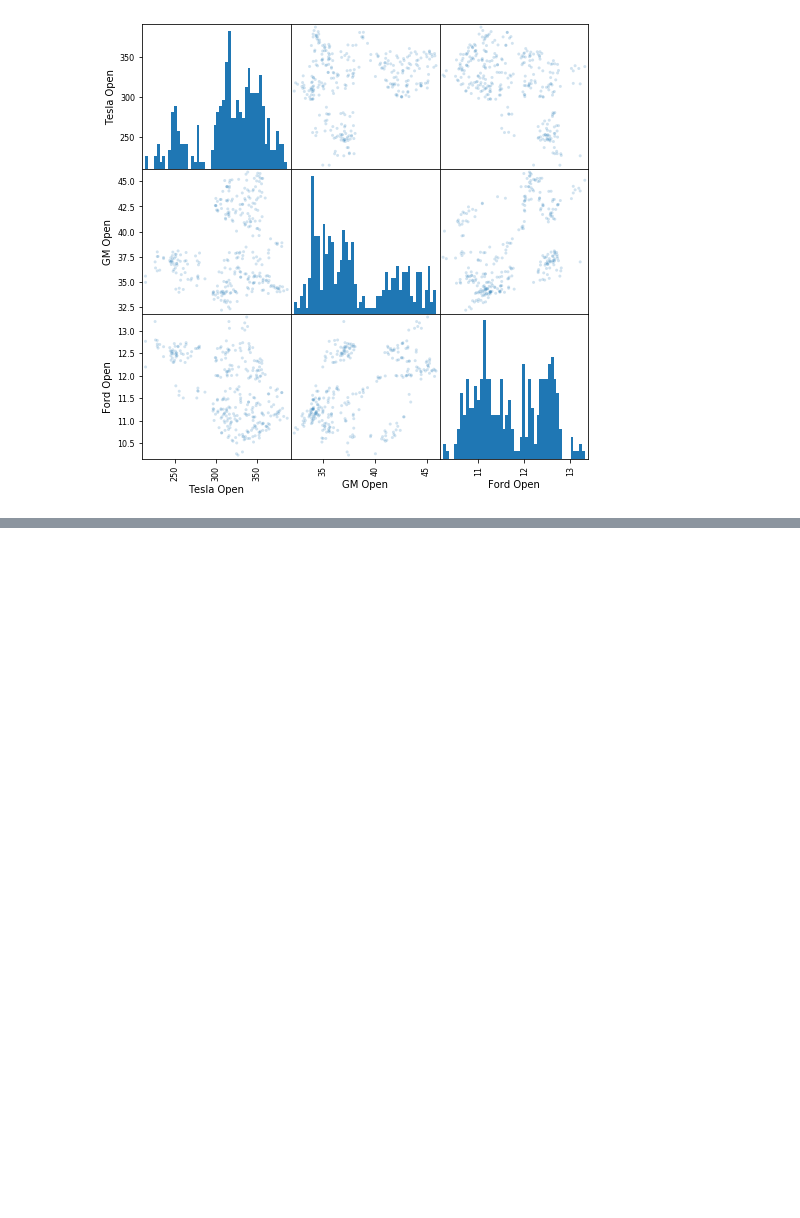
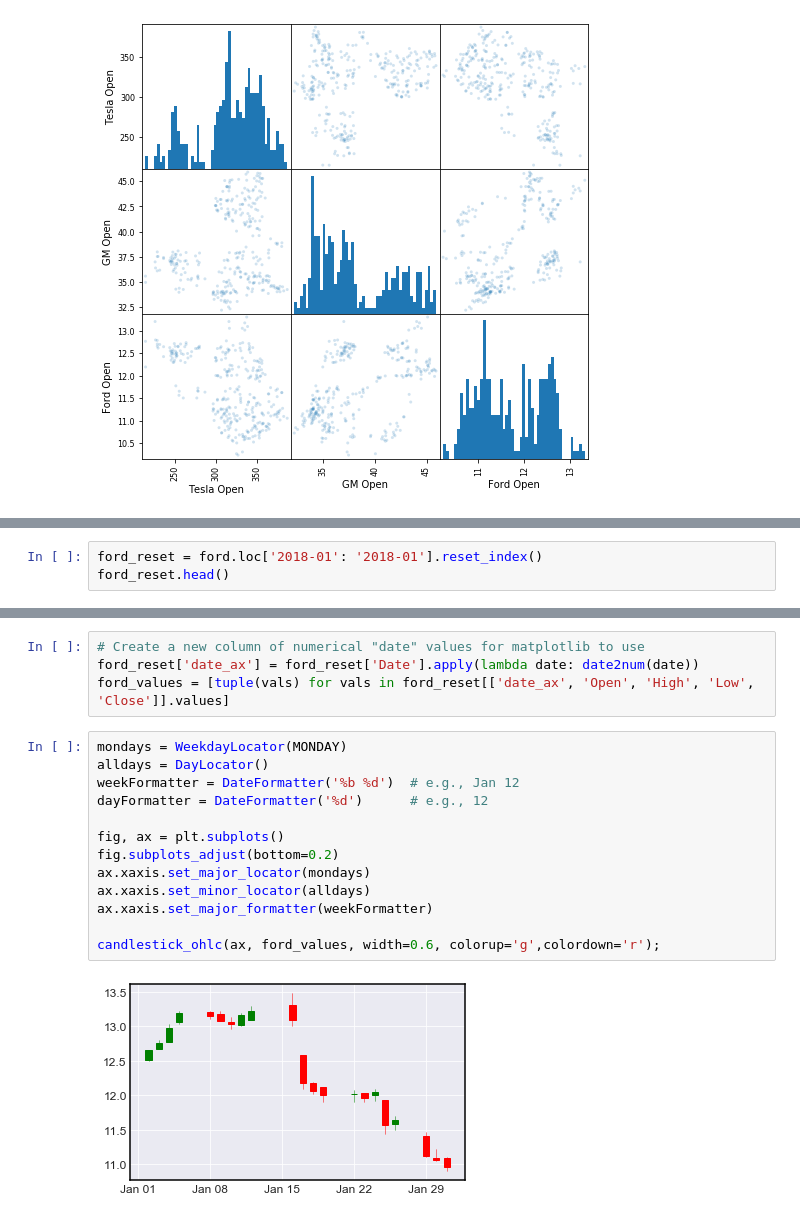
Before and after one commit to co-codin/Python-FinancialAnalysis, a Jupyter notebook: Exercises/Tesla Stock.ipynb, the cells around one changed output, grey strips where cells are left out. Drawn from its saved outputs; the diff is of its cells as text; blank space fills up the shorter version.

Commit message:
candlestick chart built

```diff
--- a/Exercises/Tesla Stock.ipynb
+++ b/Exercises/Tesla Stock.ipynb
@@ -121,0 +127,3 @@ scatter_matrix(car_comp,figsize=(8,8),alpha=0.2,hist_kwds={'bins':50});
+# %%
+ford_reset = ford.loc['2018-01': '2018-01'].reset_index()
+ford_reset.head()
@@ -121,0 +137,19 @@ scatter_matrix(car_comp,figsize=(8,8),alpha=0.2,hist_kwds={'bins':50});
+# %%
+# Create a new column of numerical "date" values for matplotlib to use
+ford_reset['date_ax'] = ford_reset['Date'].apply(lambda date: date2num(date))
+ford_values = [tuple(vals) for vals in ford_reset[['date_ax', 'Open', 'High', 'Low', 'Close']].values]
+# %%
+mondays = WeekdayLocator(MONDAY)
+alldays = DayLocator()
+weekFormatter = DateFormatter('%b %d')  # e.g., Jan 12
+dayFormatter = DateFormatter('%d')      # e.g., 12
+
+fig, ax = plt.subplots()
+fig.subplots_adjust(bottom=0.2)
+ax.xaxis.set_major_locator(mondays)
+ax.xaxis.set_minor_locator(alldays)
+ax.xaxis.set_major_formatter(weekFormatter)
+
+candlestick_ohlc(ax, ford_values, width=0.6, colorup='g',colordown='r');
+# %% [output]
+[figure, added]
```
Also changed, not shown: parts of 3 cells of this notebook.
